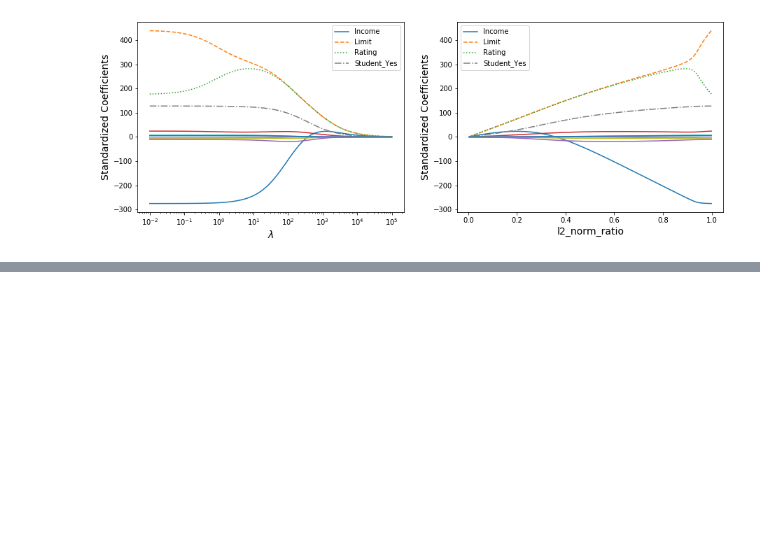
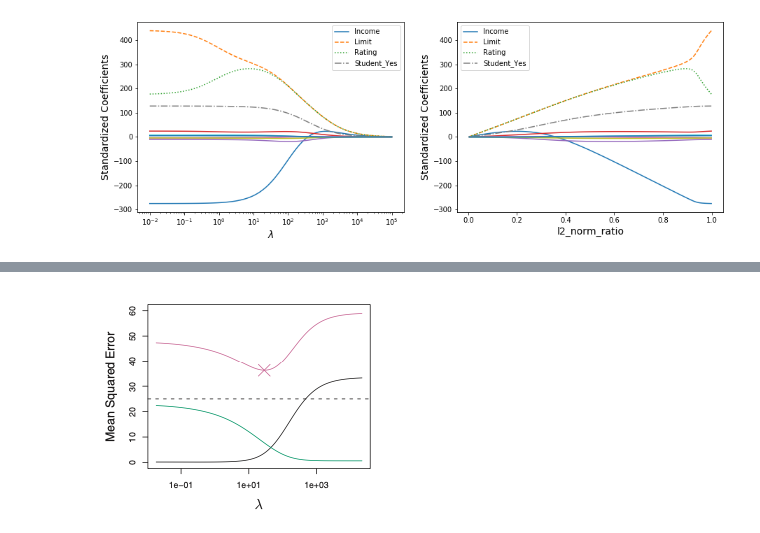
Before and after one commit to atystats/ISLR_Notes_codes, a Jupyter notebook: Chapter 6.ipynb, the cells around one changed output, grey strips where cells are left out. Drawn from its saved outputs; the diff is of its cells as text; code cells hidden in the pictures; blank space fills up the shorter version.

Commit message:
Notebook on ISLR

```diff
--- a/Chapter 6.ipynb
+++ b/Chapter 6.ipynb
@@ -305,0 +312,6 @@ __Why ridge regression improves over least squares?__
+# %%
+# An image from the book
+from IPython.display import Image
+Image(filename = "/Users/ankittyagi/Desktop/ISLR Notes and codes/ISLR_Notes_codes/Ridge regression Bias and variance.png")
+# %% [output]
+[figure, added]
```
Also changed, not shown: parts of 3 cells of this notebook.
